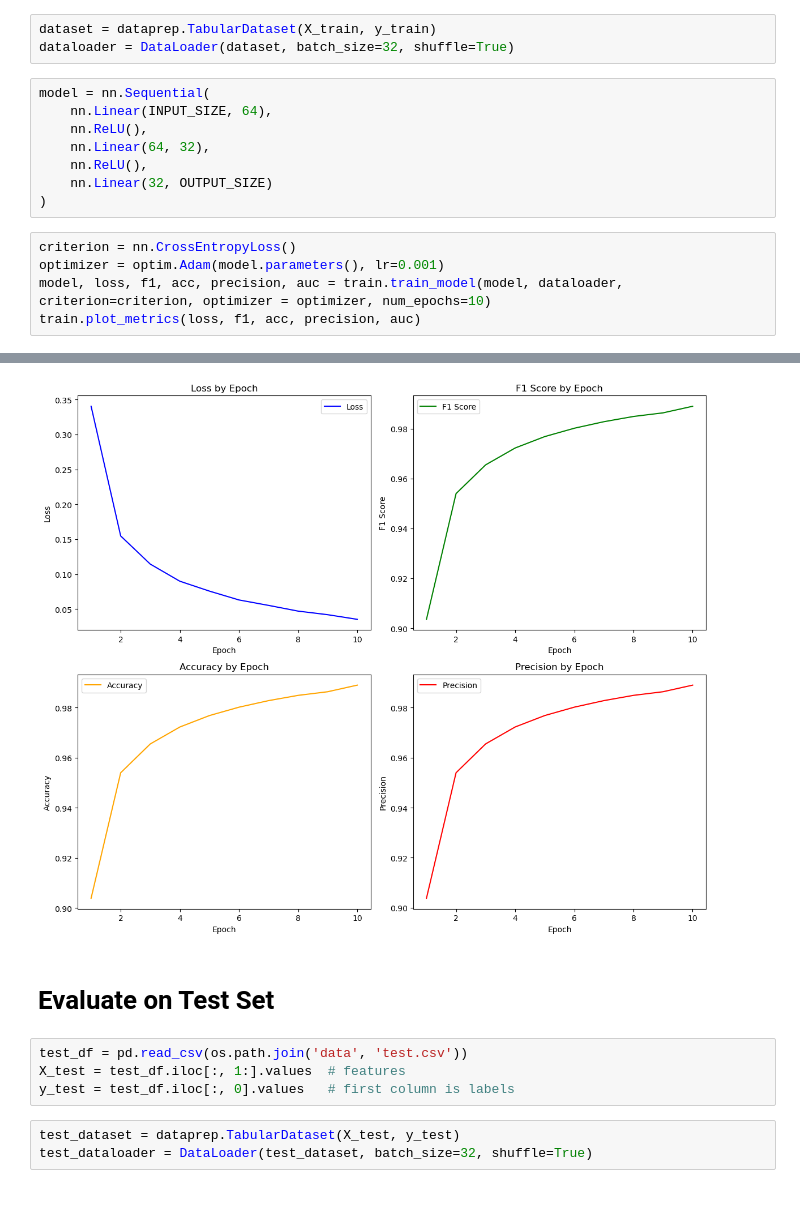
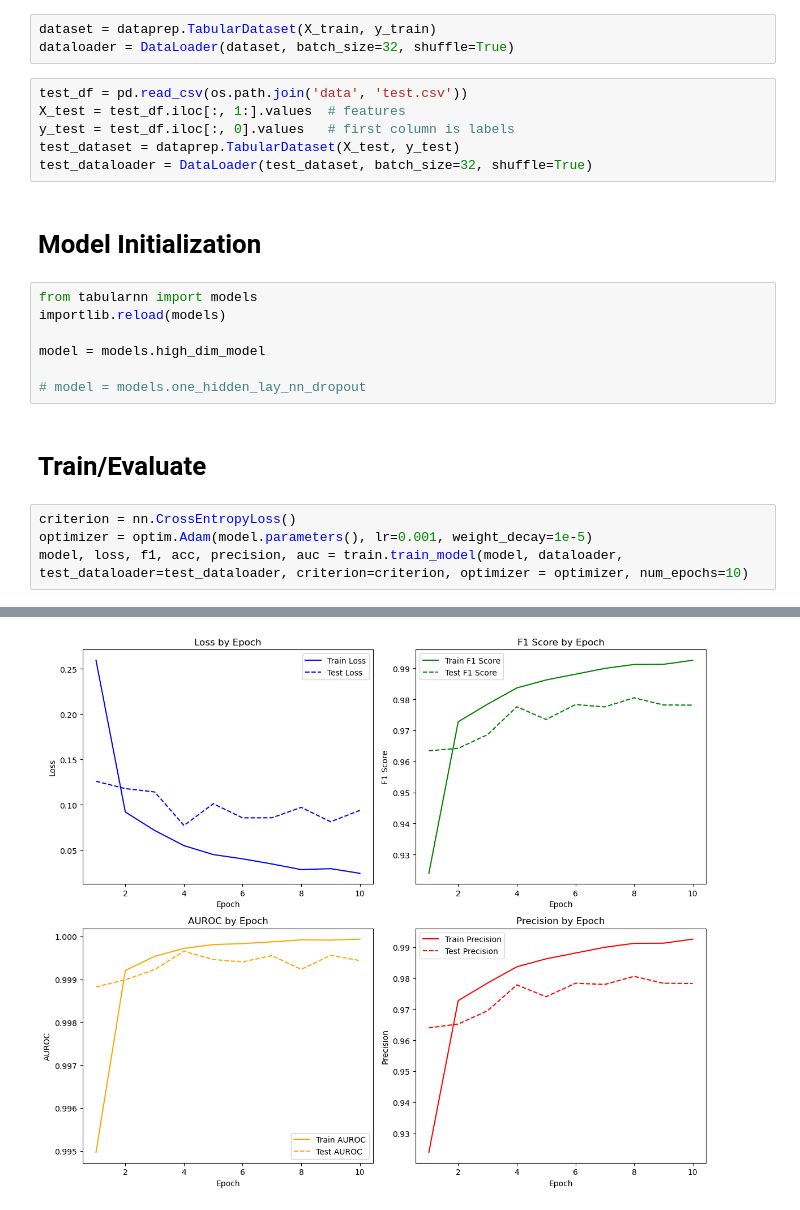
Before and after one commit to jnicolow/linear_model_for_MNIST, a Jupyter notebook: 01.ipynb, the cells around one changed output, grey strips where cells are left out. Drawn from its saved outputs; the diff is of its cells as text.

Commit message:
plotting test performance along with train trying different models

```diff
--- a/01.ipynb
+++ b/01.ipynb
@@ -30,17 +30,25 @@ OUTPUT_SIZE = 10
 # %%
 dataset = dataprep.TabularDataset(X_train, y_train)
 dataloader = DataLoader(dataset, batch_size=32, shuffle=True)
-# %%
-model = nn.Sequential(
-    nn.Linear(INPUT_SIZE, 64),
-    nn.ReLU(),
-    nn.Linear(64, 32),
-    nn.ReLU(),
-    nn.Linear(32, OUTPUT_SIZE)
-)
+# %%
+test_df = pd.read_csv(os.path.join('data', 'test.csv'))
+X_test = test_df.iloc[:, 1:].values  # features
+y_test = test_df.iloc[:, 0].values   # first column is labels
+test_dataset = dataprep.TabularDataset(X_test, y_test)
+test_dataloader = DataLoader(test_dataset, batch_size=32, shuffle=True)
+# %% [markdown]
+# Model Initialization
+# %%
+from tabularnn import models
+importlib.reload(models)
+
+model = models.high_dim_model
+
+# model = models.one_hidden_lay_nn_dropout
+# %% [markdown]
+# Train/Evaluate
 # %%
 criterion = nn.CrossEntropyLoss()
-optimizer = optim.Adam(model.parameters(), lr=0.001)
-model, loss, f1, acc, precision, auc = train.train_model(model, dataloader, criterion=criterion, optimizer = optimizer, num_epochs=10)
-train.plot_metrics(loss, f1, acc, precision, auc)
+optimizer = optim.Adam(model.parameters(), lr=0.001, weight_decay=1e-5)
+model, loss, f1, acc, precision, auc = train.train_model(model, dataloader, test_dataloader=test_dataloader, criterion=criterion, optimizer = optimizer, num_epochs=10)
 # %% [output]
@@ -57,10 +65 @@ Epoch [10/10], Loss: 0.0353, F1 Score: 0.989, Accuracy: 0.989, Precision: 0.989,
-[figure, old version]
+[figure, new version]
-# %% [markdown]
-# Evaluate on Test Set
-# %%
-test_df = pd.read_csv(os.path.join('data', 'test.csv'))
-X_test = test_df.iloc[:, 1:].values  # features
-y_test = test_df.iloc[:, 0].values   # first column is labels
-# %%
-test_dataset = dataprep.TabularDataset(X_test, y_test)
-test_dataloader = DataLoader(test_dataset, batch_size=32, shuffle=True)
```
Also changed, not shown: parts of 4 cells of this notebook, 2 other files.
